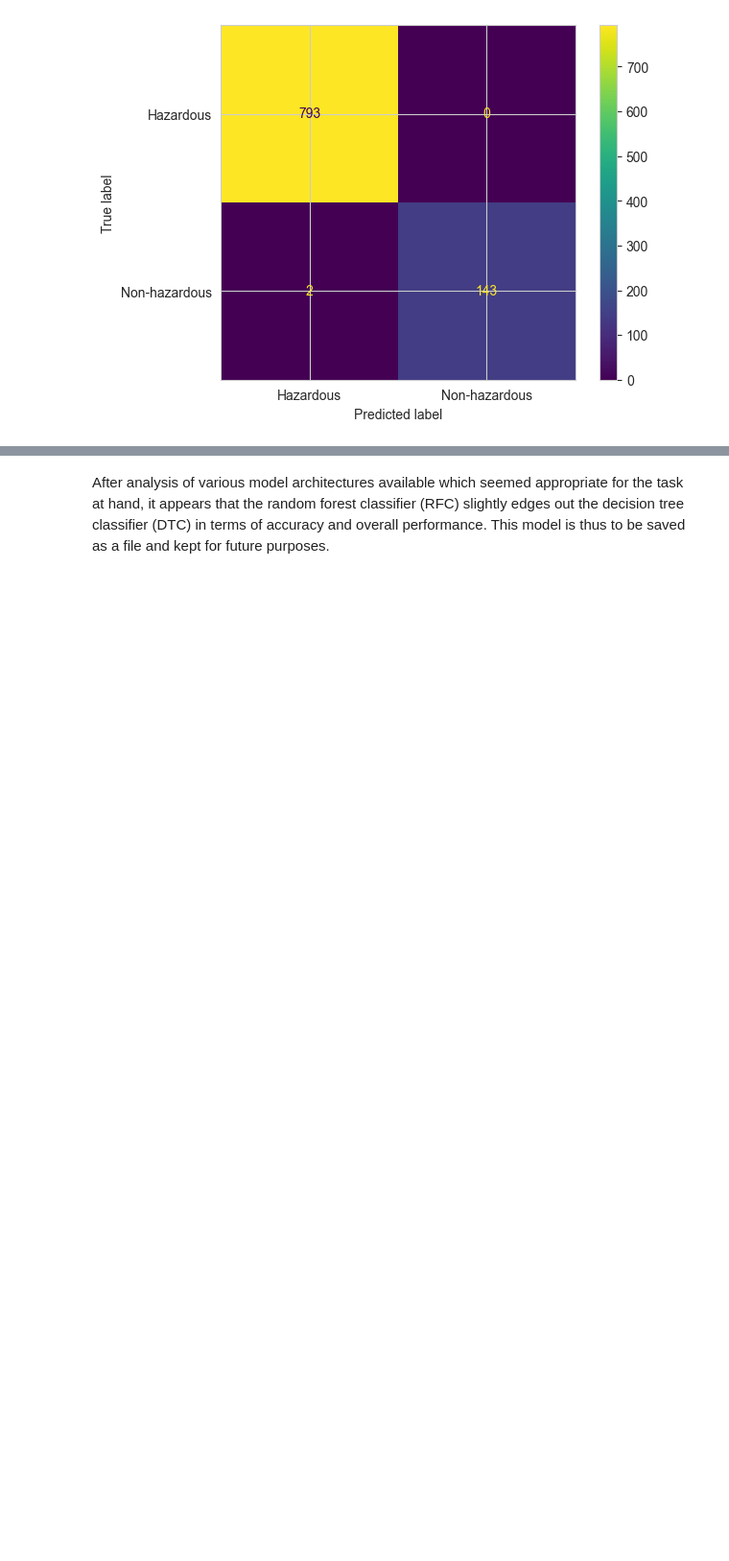
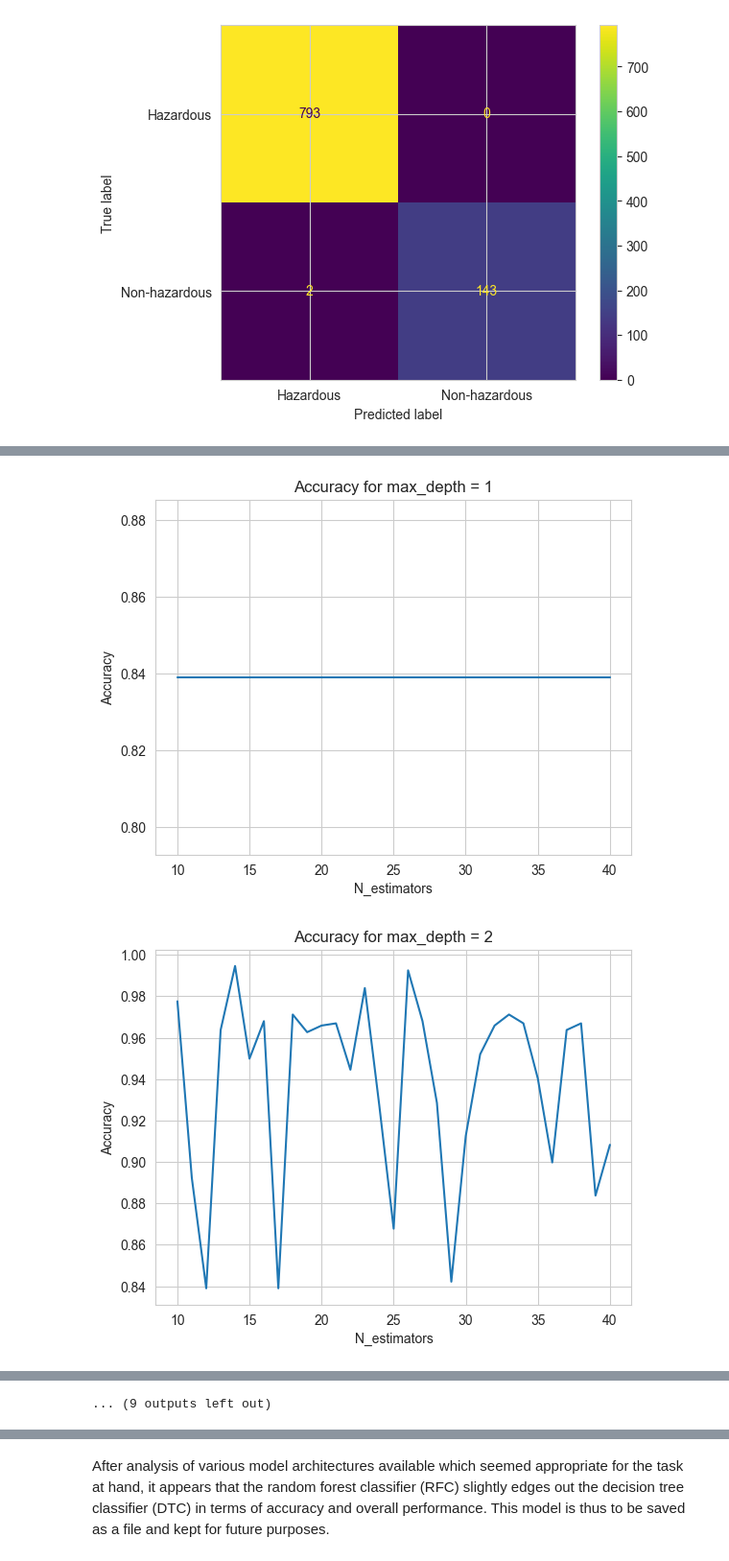
Before and after one commit to nsaadat01/ecs-171-project, a Jupyter notebook: EDA/ASTEROIDS/Asteroids Dataset EDA.ipynb, the cells around one changed output, grey strips where cells are left out. Shown at 96% size. Saved outputs shown, nothing was run; the diff lists cells and outputs as text; code cells hidden in the pictures; blank space fills up the shorter version.

Commit message:
explored model hyperparameters, confirmed that model is making predictions correctly

```diff
--- a/EDA/ASTEROIDS/Asteroids Dataset EDA.ipynb
+++ b/EDA/ASTEROIDS/Asteroids Dataset EDA.ipynb
@@ -179,3 +171,13 @@ X_train, X_test, y_train, y_test = train_test_split(X, y, test_size=0.2, random_
+# %%
+# Actually split the data
+X_train, X_test, y_train, y_test = train_test_split(X, y, test_size=0.2, random_state=17, shuffle=True)
+# so this is silly... splitting the model by the correct ratio leads to a slightly worse model
+# than by just using random_state = 17... discuss with group on Thursday!
+
+X_train.reset_index(drop=True, inplace=True)
+X_test.reset_index(drop=True, inplace=True)
+y_train.reset_index(drop=True, inplace=True)
+y_test.reset_index(drop=True, inplace=True)
 # %%
 # scale X's
 scaler = MinMaxScaler() # initialize scaler
@@ -247,7 +249,7 @@ Best accuracies reached by each model:
 # based on above code, dtc with depth = 5 works best
 
 # create the model
-model = DecisionTreeClassifier(max_depth=5)
+model = DecisionTreeClassifier(max_depth=dtc_accs.index(max(dtc_accs)) + 2)
 
 # train
 model.fit(X_train_scaled, y_train)
@@ -299,0 +302,51 @@ Best hyperparameters: {'max_depth': 8, 'n_estimators': 145}
+# %%
+# find best hyperparams for RFC
+n_estimators_range = (10, 40)
+max_depth_range = (2, 20)
+
+rf_accs = []
+
+best_acc_reached = 0
+best_acc_n_estimators = 0
+best_acc_max_depth = 0
+ERROR = 1e-6
+
+for max_depth in range(max_depth_range[0], max_depth_range[1] + 1):
+    max_depth_accs = []
+    for n_estimators in range(n_estimators_range[0], n_estimators_range[1] + 1):
+        # Create a model with these parameters
+        rf = RandomForestClassifier(n_estimators=n_estimators, max_depth=max_depth)
+
+        # train model
+        rf.fit(X_train_scaled, y_train)
+
+        # test
+        y_pred = rf.predict(X_test_scaled)
+
+        # save the accuracy
+        acc = accuracy_score(y_true=y_test, y_pred=y_pred)
+        max_depth_accs.append(acc)
+        if acc >= best_acc_reached - ERROR:
+            best_acc_reached = acc
+            best_acc_n_estimators = n_estimators
+            best_acc_max_depth = max_depth
+
+    rf_accs.append(max_depth_accs)
+
+
+# create a separate plot for each max_depth, plot the accs
+for max_depth_accs in rf_accs:
+    x = [i for i in range(n_estimators_range[0], n_estimators_range[1] + 1)]
+    plt.plot(x, max_depth_accs)
+    plt.title(f"Accuracy for max_depth = {rf_accs.index(max_depth_accs) + 1}")
+    plt.xlabel("N_estimators")
+    plt.ylabel("Accuracy")
+    plt.show()
+
+print("===================")
+print(f"BEST RF MODEL: {best_acc_reached}")
+print(f"N_estimators = {best_acc_n_estimators}")
+print(f"Max_depth: {best_acc_max_depth}")
+# %% [output]
+[figure, added]
+[figure, added]
@@ -300,3 +363,4 @@ Best hyperparameters: {'max_depth': 8, 'n_estimators': 145}
+... (9 outputs left out)
 # %%
 # earlier it was determined that the best hyperparameters for
 # an RFC for the given task at hand were:
```
Also changed, not shown: parts of 10 cells of this notebook, 1 other file.
